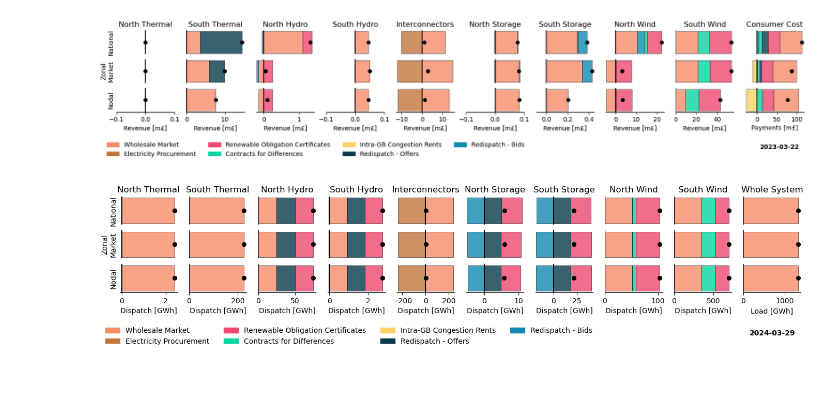
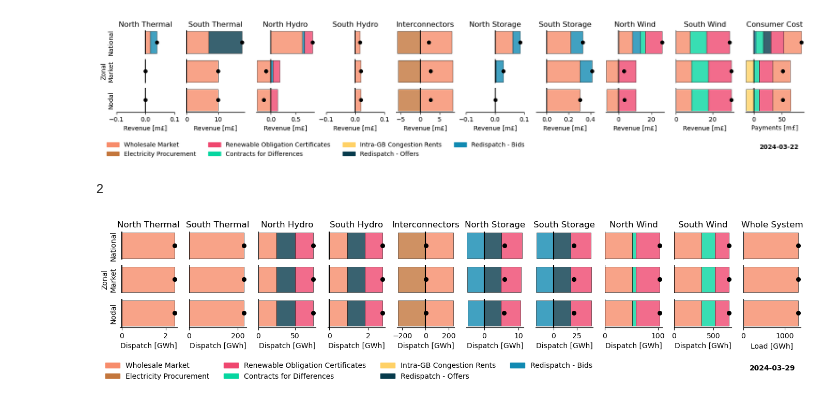
Before and after one commit to LukasFrankenQ/GBPower, a Jupyter notebook: notebooks/plot_revenues.ipynb, the cells around one changed output. Cells and saved outputs as stored; diff of their text form; code cells hidden in the pictures.

Commit message:
updated plotting

```diff
--- a/notebooks/plot_revenues.ipynb
+++ b/notebooks/plot_revenues.ipynb
@@ -47,11 +47,6 @@ nice_titles = {
 
 }
 # %%
-from pathlib import Path
-import numpy as np
-import pandas as pd
-import matplotlib.pyplot as plt
-
 # =============================================================================
 # Helper function: Plot a horizontal stacked bar on a given axis
 # =============================================================================
@@ -107,7 +102,7 @@ def plot_stacked_bar(ax, data, color_mapping, bar_kwargs=None, scatter_kwargs=No
 # Main plotting code
 # =============================================================================
 
-date = '2023-03-22'
+date = '2024-03-22'
 # date = '2024-12-02'
 # date = 'total'  # if date is 'total' this plots cumulative revenues for the whole 3-year period
 
@@ -246,34 +241,43 @@ axs[2, -1].text(
     fontsize=10,
     ha='right',
 )
 
 for ax in axs[2, :-1]:
     ax.set_xlabel('Revenue [m£]' if date != 'total' else 'Revenue [bn£]')
 
 axs[-1, -1].set_xlabel('Payments [m£]' if date != 'total' else 'Payments [bn£]')
 axs[0, -1].set_title('Consumer Cost')
 
 # Create legend handles and labels.
 handles, labels = [], []
 for name, nice_name in nice_names.items():
     handles.append(plt.Rectangle((0, 0), 1, 1, color=color_dict[name]))
     labels.append(nice_name)
 
 axs[2, 0].legend(
     handles,
     labels,
     bbox_to_anchor=(7.1, -1.),
     frameon=False,
     ncol=4
 )
 
 for ax, label in zip(axs[:, 0], ['National', 'Zonal\nMarket', 'Nodal']):
     ax.set_ylabel(label)
 
 plt.savefig('agg_revenues_{}.pdf'.format(date), bbox_inches='tight')
 plt.show()
 # %% [output]
-[figure, old version]
+[figure, new version]
+# %%
+def f(x):
+    x = 3
+
+a = 2
+f(a)
+a
+# %% [output]
+2
 # %%
 # =============================================================================
 # Main plotting code (plotting dispatch per generator group)
```
Also changed, not shown: parts of 1 cell of this notebook, 2 other files.
